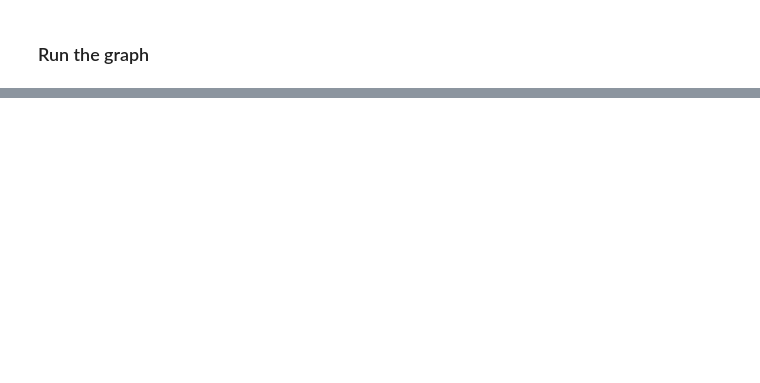
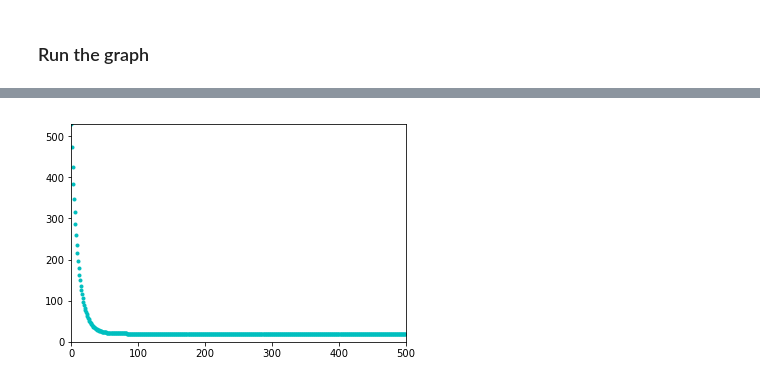
Before and after one commit to skeydan/deeplearning_course, a Jupyter notebook: linear_regression_tensorflow.ipynb, the cells around one changed output, grey strips where cells are left out. Drawn from its saved outputs; the diff is of its cells as text; code cells hidden in the pictures; blank space fills up the shorter version.

```diff
--- a/linear_regression_tensorflow.ipynb
+++ b/linear_regression_tensorflow.ipynb
@@ -44,0 +53,10 @@ optimizer = tf.train.GradientDescentOptimizer(learning_rate).minimize(cost)
+# %%
+# the model
+predictions = tf.add(b, tf.matmul(X, W))
+# %%
+# the loss (mean squared error)
+loss = tf.reduce_mean(tf.square(y - predictions), name = "loss")
+# %%
+# optimization goal
+optimizer = tf.train.GradientDescentOptimizer(learning_rate).minimize(loss)
+#optimizer = tf.train.AdamOptimizer(learning_rate).minimize(loss)
@@ -76,0 +68,23 @@ http://web.stanford.edu/class/cs20si/lectures/notes_03.pdf
+# %%
+with tf.Session() as sess:
+
+    sess.run(init)
+
+    for epoch in range(num_epochs):
+        sess.run(optimizer, feed_dict={X: X_train, y: y_train})
+        current_cost = sess.run(loss, feed_dict={X: X_train, y: y_train})
+        train_costs[0].append(epoch)
+        train_costs[1].append(current_cost)
+        if epoch % print_step == 0:
+            print("Epoch:", '%04d' % (epoch), "cost =", "{:.4f}".format(current_cost))
+
+    pred_train = sess.run(predictions, feed_dict={X: X_train})
+    train_cost = sess.run(loss, feed_dict={X: X_train, y: y_train})
+    print("\nTraining cost: ", "{:.4f}".format(train_cost))
+
+    print("\nW= ", sess.run(W))
+    print("\nb= ", sess.run(b))
+
+    pred_test = sess.run(predictions, feed_dict={X: X_test})
+    test_cost = sess.run(loss, feed_dict={X: X_test, y: y_test})
+    print("\nTest cost: ", "{:.4f}".format(test_cost))
@@ -76,0 +109,6 @@ http://web.stanford.edu/class/cs20si/lectures/notes_03.pdf
+# %%
+plt.plot(train_costs[0], train_costs[1], 'c.')
+plt.axis([0, num_epochs, 0, max(train_costs[1])])
+plt.show()
+# %% [output]
+[figure, added]
```
Also changed, not shown: parts of 21 cells of this notebook, 2 other files.
